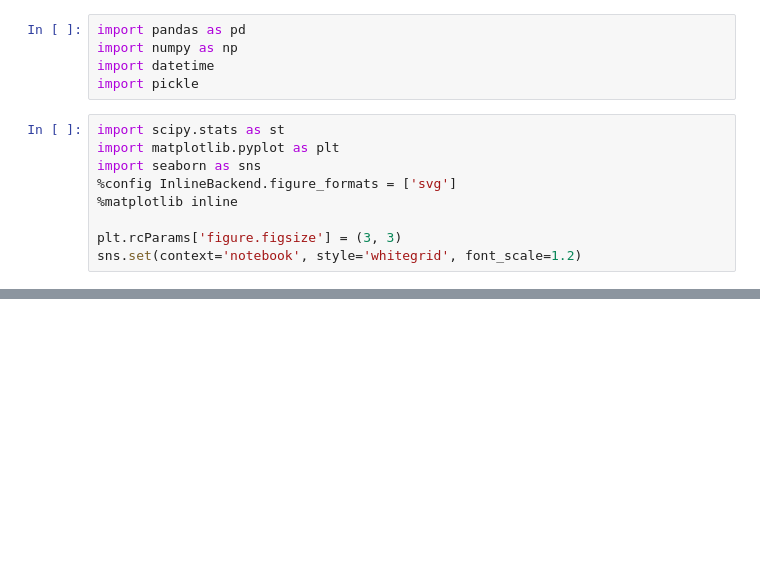
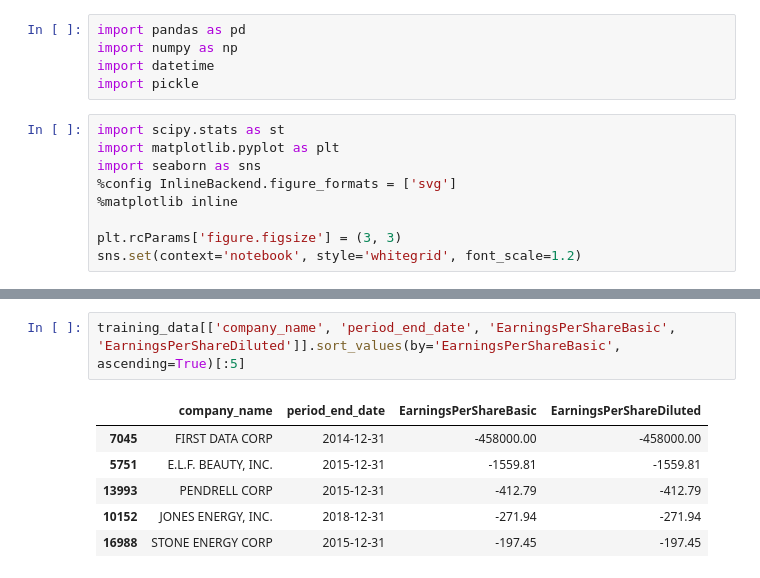
Before and after one commit to AmyB47/bankruptcy_2020, a Jupyter notebook: code/08_EDA_training_data.ipynb, the cells around one changed output, grey strips where cells are left out. Saved outputs shown, nothing was run; the diff lists cells and outputs as text; blank space fills up the shorter version.

```diff
--- a/code/08_EDA_training_data.ipynb
+++ b/code/08_EDA_training_data.ipynb
@@ -280,0 +97,9 @@ with open('model_data_new.pickle', 'wb') as to_write:
+# %%
+training_data[['company_name', 'period_end_date', 'EarningsPerShareBasic', 'EarningsPerShareDiluted']].sort_values(by='EarningsPerShareBasic', ascending=True)[:5]
+# %% [output]
+|  | company_name | period_end_date | EarningsPerShareBasic | EarningsPerShareDiluted |
+| 7045 | FIRST DATA CORP | 2014-12-31 | -458000.00 | -458000.00 |
+| 5751 | E.L.F. BEAUTY, INC. | 2015-12-31 | -1559.81 | -1559.81 |
+| 13993 | PENDRELL CORP | 2015-12-31 | -412.79 | -412.79 |
+| 10152 | JONES ENERGY, INC. | 2018-12-31 | -271.94 | -271.94 |
+| 16988 | STONE ENERGY CORP | 2015-12-31 | -197.45 | -197.45 |
```
Also changed, not shown: parts of 64 cells of this notebook.
